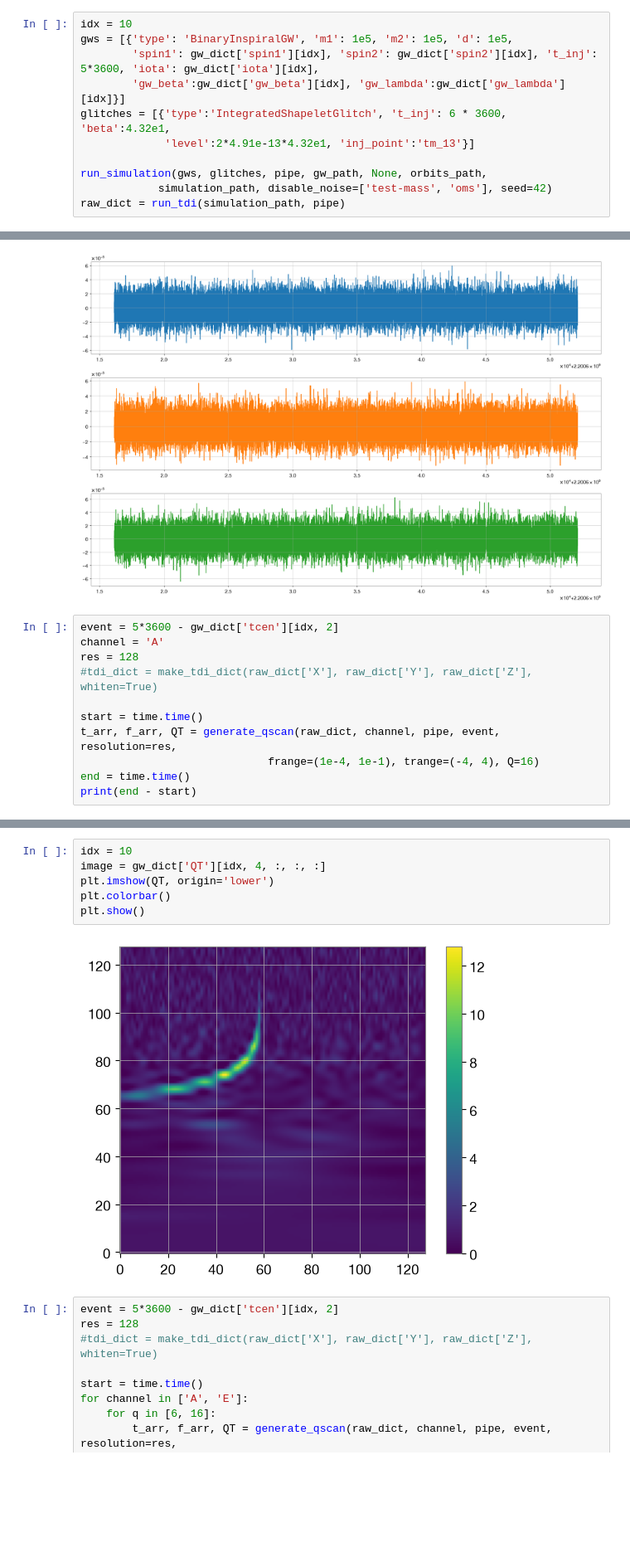
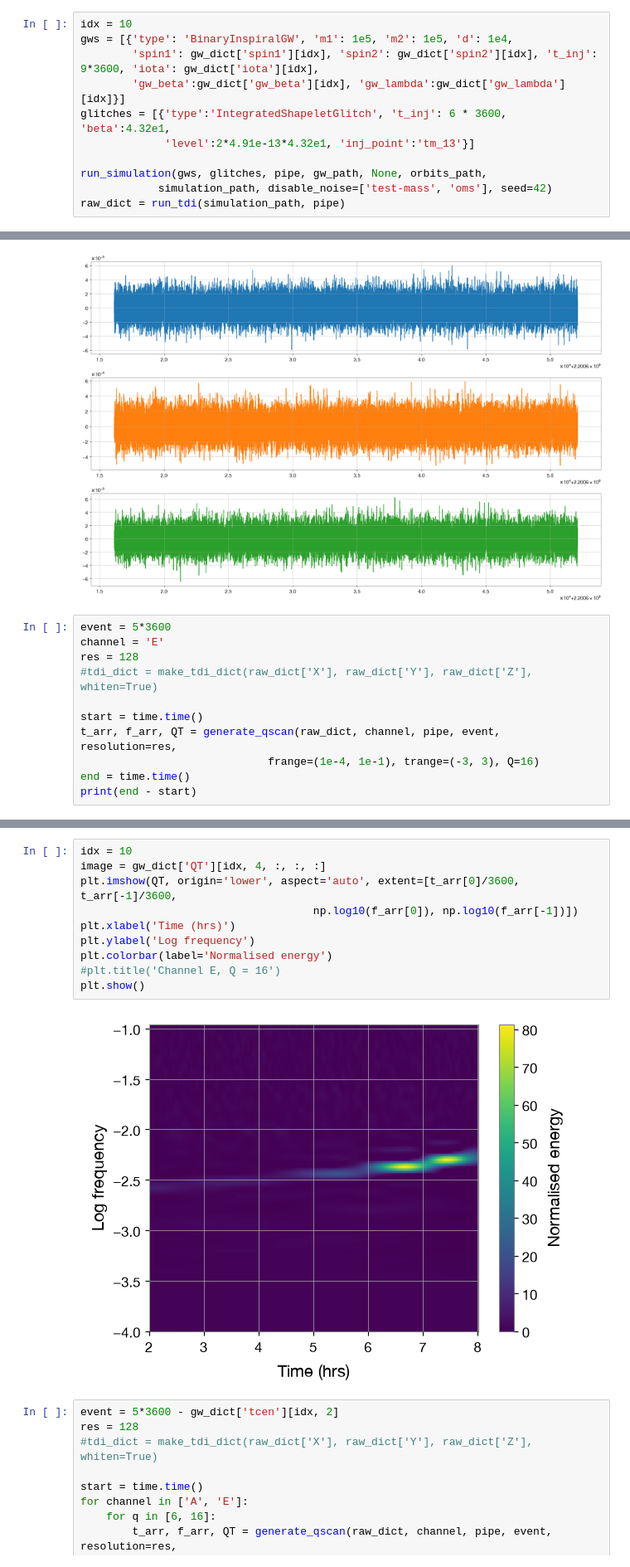
Before and after one commit to AryamannRao/LISAGlitchSignalClassifier, a Jupyter notebook: src/notebooks/gw_testing.ipynb, the cells around one changed output, grey strips where cells are left out. Shown at 83% size. Cells and saved outputs as stored; diff of their text form; blank space fills up the shorter version.

```diff
--- a/src/notebooks/gw_testing.ipynb
+++ b/src/notebooks/gw_testing.ipynb
@@ -59,8 +59,8 @@ with h5py.File(gw_dataset_path, 'r') as h5:
         gw_dict[key] = h5[key][:]
 # %%
 idx = 10
-gws = [{'type': 'BinaryInspiralGW', 'm1': 1e5, 'm2': 1e5, 'd': 1e5,
-        'spin1': gw_dict['spin1'][idx], 'spin2': gw_dict['spin2'][idx], 't_inj': 5*3600, 'iota': gw_dict['iota'][idx],
+gws = [{'type': 'BinaryInspiralGW', 'm1': 1e5, 'm2': 1e5, 'd': 1e4,
+        'spin1': gw_dict['spin1'][idx], 'spin2': gw_dict['spin2'][idx], 't_inj': 9*3600, 'iota': gw_dict['iota'][idx],
         'gw_beta':gw_dict['gw_beta'][idx], 'gw_lambda':gw_dict['gw_lambda'][idx]}]
 glitches = [{'type':'IntegratedShapeletGlitch', 't_inj': 6 * 3600, 'beta':4.32e1,
              'level':2*4.91e-13*4.32e1, 'inj_point':'tm_13'}]
@@ -92,14 +92,14 @@ ax[2].plot(raw_dict['Z'], color='C2')
 [<matplotlib.lines.Line2D at 0x...>]
 [figure]
 # %%
-event = 5*3600 - gw_dict['tcen'][idx, 2]
-channel = 'A'
+event = 5*3600
+channel = 'E'
 res = 128
 #tdi_dict = make_tdi_dict(raw_dict['X'], raw_dict['Y'], raw_dict['Z'], whiten=True)
 
 start = time.time()
 t_arr, f_arr, QT = generate_qscan(raw_dict, channel, pipe, event, resolution=res,
-                             frange=(1e-4, 1e-1), trange=(-4, 4), Q=16)
+                             frange=(1e-4, 1e-1), trange=(-3, 3), Q=16)
 end = time.time()
 print(end - start)
 # %% [output]
@@ -107,11 +107,15 @@ print(end - start)
 # %%
 idx = 10
 image = gw_dict['QT'][idx, 4, :, :, :]
-plt.imshow(QT, origin='lower')
-plt.colorbar()
+plt.imshow(QT, origin='lower', aspect='auto', extent=[t_arr[0]/3600, t_arr[-1]/3600,
+                                    np.log10(f_arr[0]), np.log10(f_arr[-1])])
+plt.xlabel('Time (hrs)')
+plt.ylabel('Log frequency')
+plt.colorbar(label='Normalised energy')
+#plt.title('Channel E, Q = 16')
 plt.show()
 # %% [output]
-[figure, old version]
+[figure, new version]
 # %%
 event = 5*3600 - gw_dict['tcen'][idx, 2]
 res = 128
```
Also changed, not shown: parts of 1 cell of this notebook, 23 other files.
